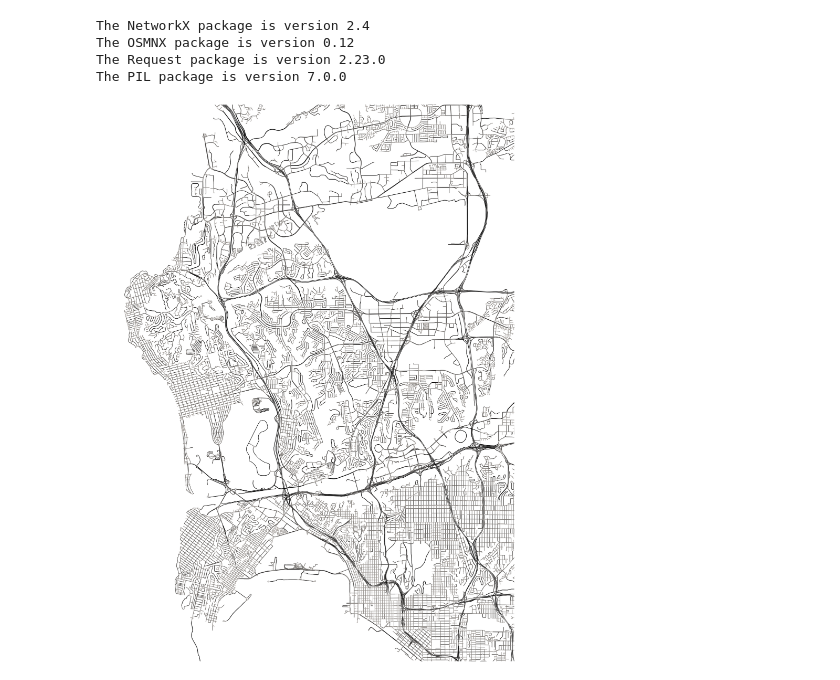
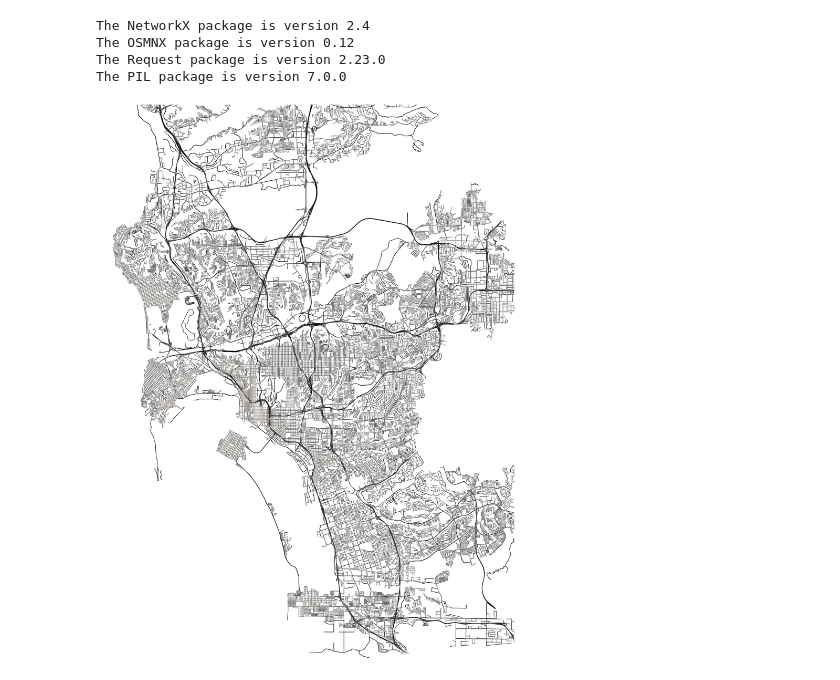
Before and after one commit to niemasd/MapArt, a Jupyter notebook: Map.ipynb, the cells around one changed output. Saved outputs shown, nothing was run; the diff lists cells and outputs as text; code cells hidden in the pictures.

Commit message:
Fixed to include South Bay

```diff
--- a/Map.ipynb
+++ b/Map.ipynb
@@ -38,3 +29,32 @@ G = ox.graph_from_place(places, network_type = "drive", simplify = True)
+# %%
+###############################################################################
+#                                3. Get Data                                  #
+###############################################################################
+# Define city/cities
+places = [
+    "Bonita, California, USA",
+    "Carlsbad, California, USA",
+    "Chula Vista, California, USA",
+    "Coronado, California, USA",
+    "Del Mar, California, USA",
+    "El Cajon, California, USA",
+    "Encinitas, California, USA",
+    "Escondido, California, USA",
+    "Imperial Beach, California, USA",
+    "La Mesa, California, USA",
+    "Lemon Grove, California, USA",
+    "National City, California, USA",
+    "Oceanside, California, USA",
+    "Poway, California, USA",
+    "San Diego, California, USA",
+    "San Marcos, California, USA",
+    "Santee, California, USA",
+    "Solana Beach, California, USA",
+    "Vista, California, USA",
+]
+
+# Get data for places
+G = ox.graph_from_place(places, network_type = "drive", simplify = True)
 # %%
 ###############################################################################
 #                               4. Unpack Data                                #
@@ -99,9 +119,9 @@ latitude = 32.717303
 longitude = -117.221403
 
 # Bbox sides
-north = latitude + 0.2
-south = latitude - 0.025
-east = longitude + 0.1274
+north = latitude + 0.219
+south = latitude - 0.18
+east = longitude + 0.283
 west = longitude - 0.073
 
 # Make Map
@@ -118,31 +138,31 @@ fontsize = 16
 '''
 # Add legend
 legend_elements = [Line2D([0], [0], marker='s', color="#061529", label= 'Length < 100 m',
                           markerfacecolor="#d40a47", markersize=markersize),
 
                   Line2D([0], [0], marker='s', color="#061529", label= 'Length between 100-200 m',
                          markerfacecolor="#e78119", markersize=markersize),
 
                   Line2D([0], [0], marker='s', color="#061529", label= 'Length between 200-400 m',
                          markerfacecolor="#30bab0", markersize=markersize),
 
                   Line2D([0], [0], marker='s', color="#061529", label= 'Length between 400-800 m',
                          markerfacecolor="#bbbbbb", markersize=markersize),
 
                   Line2D([0], [0], marker='s', color="#061529", label= 'Length > 800 m',
                   markerfacecolor="w", markersize=markersize)]
 
 l = ax.legend(handles=legend_elements, bbox_to_anchor=(0.0, 0.0), frameon=True, ncol=1,
               facecolor = '#061529', framealpha = 0.9,
               loc='lower left',  fontsize = fontsize, prop={'family':"Georgia", 'size':fontsize})
 
 # Legend font color
 for text in l.get_texts():
     text.set_color("b")
 '''
 
 # Save figure
 fig.savefig("SanDiego.pdf", bbox_inches='tight', facecolor=fig.get_facecolor(), transparent=True)
 fig.savefig("SanDiego.png", bbox_inches='tight', facecolor=fig.get_facecolor(), transparent=True)
 # %% [output]
-[figure, old version]
+[figure, new version]
```
Also changed, not shown: parts of 1 cell of this notebook, 2 other files.
